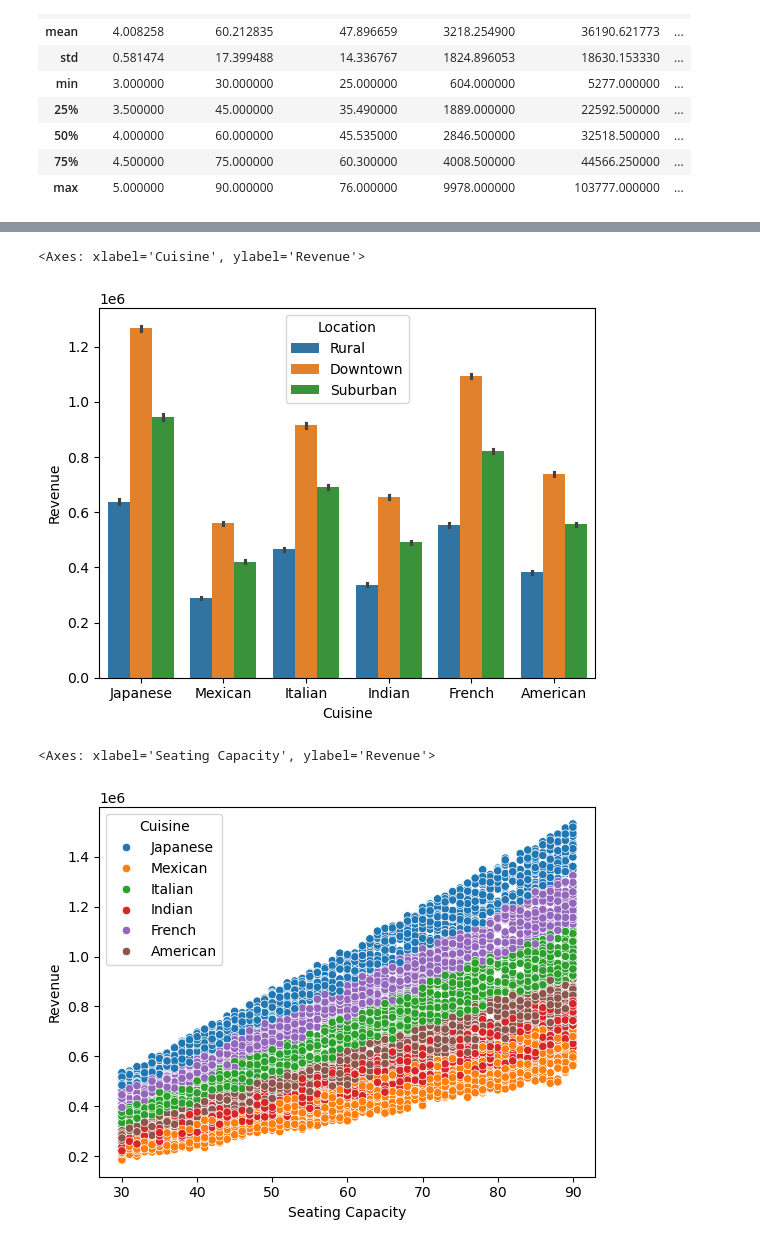
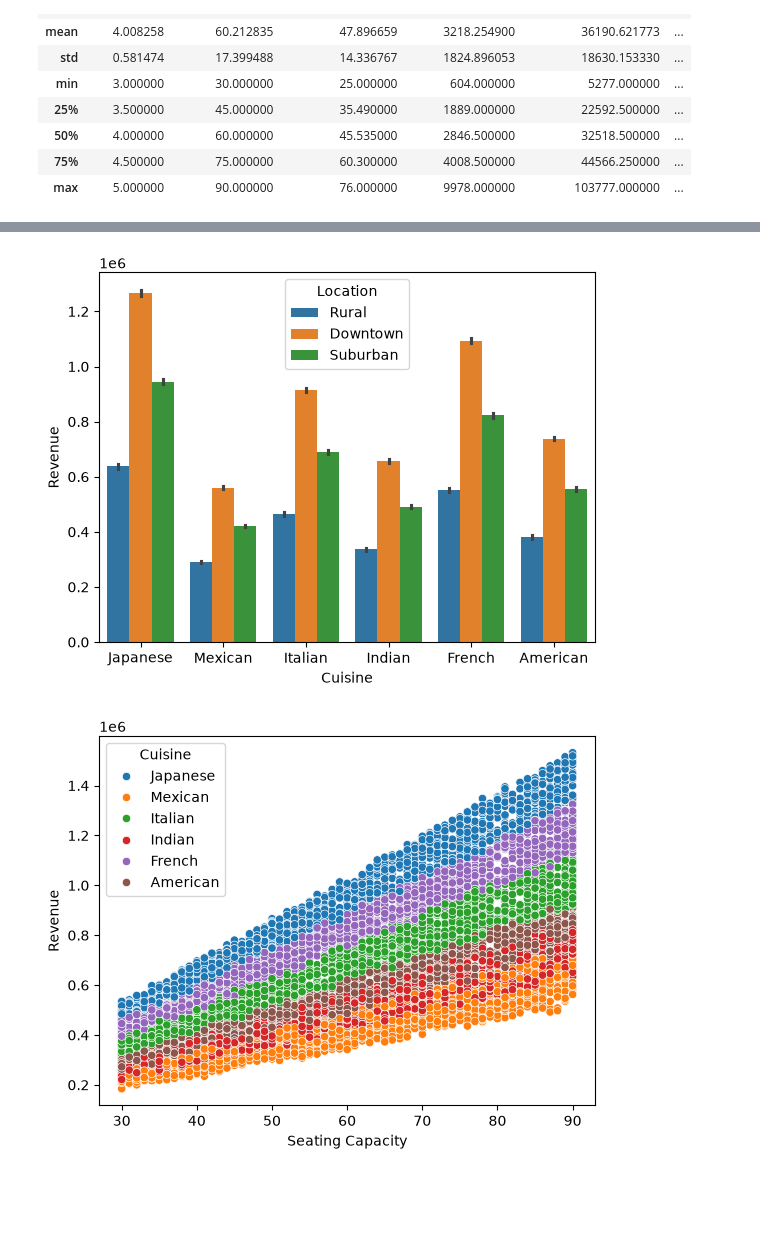
Before and after one commit to chuckrice92/Data-Analytics-Capstone, a Jupyter notebook: Capstone1.ipynb, the cells around one changed output, grey strips where cells are left out. Cells and saved outputs as stored; diff of their text form; code cells hidden in the pictures; blank space fills up the shorter version.

```diff
--- a/Capstone1.ipynb
+++ b/Capstone1.ipynb
@@ -106,10 +117,16 @@ sns.histplot(x='Revenue',data=df, bins=20)
 # %%
 sns.barplot(x='Cuisine', y='Revenue', data=df, hue='Location')
+
+plt.xlabel("Cuisine")
+plt.ylabel("Revenue")
+plt.show()
 # %% [output]
-<Axes: xlabel='Cuisine', ylabel='Revenue'>
-[figure, old version]
+[figure, new version]
 # %%
 sns.scatterplot(x='Seating Capacity', y='Revenue', hue='Cuisine', data=df)
+
+plt.xlabel("Seating Capacity")
+plt.ylabel("Revenue")
+plt.show()
 # %% [output]
-<Axes: xlabel='Seating Capacity', ylabel='Revenue'>
-[figure, old version]
+[figure, new version]
```
Also changed, not shown: parts of 14 cells of this notebook, 1 other file.
